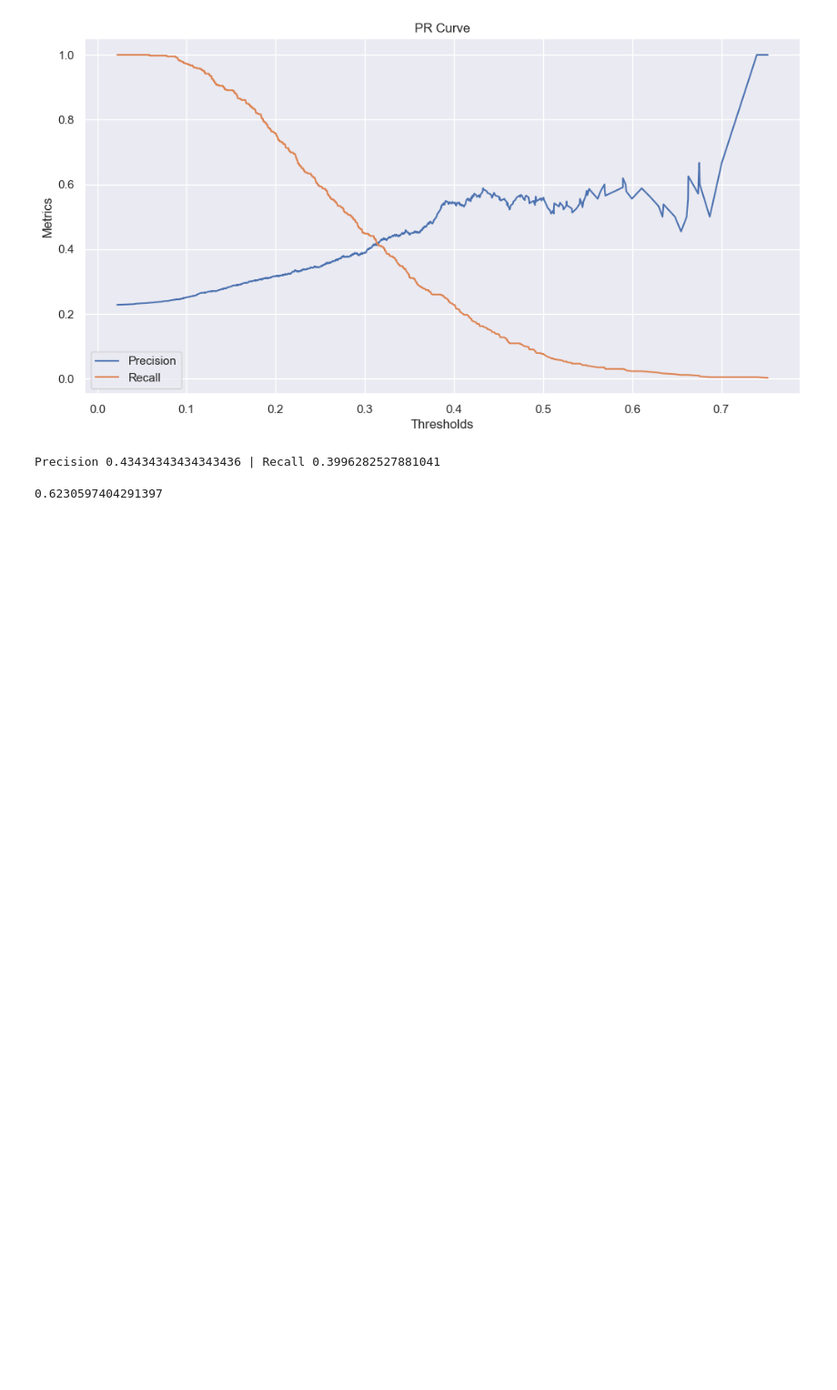
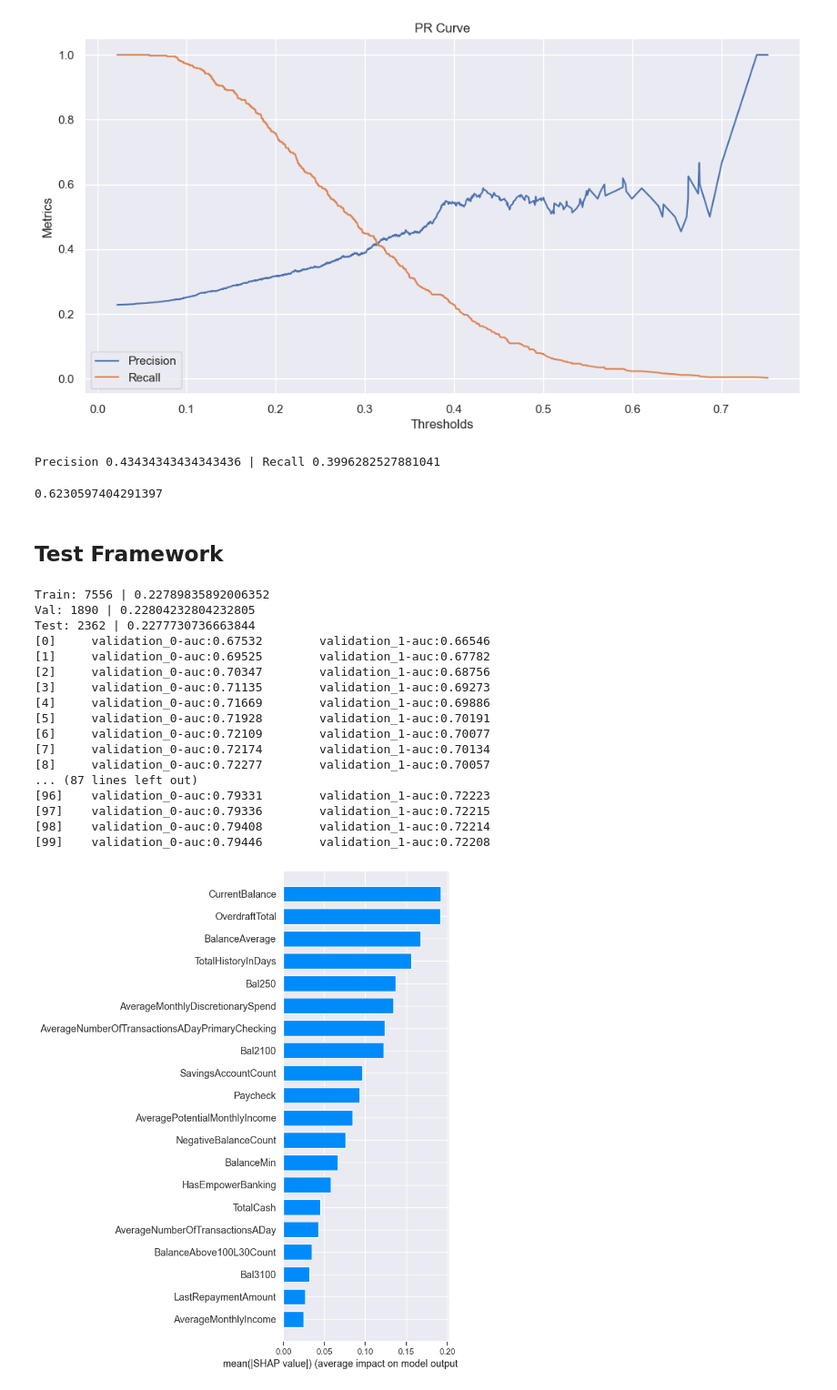
Before and after one commit to scunden/empower-th, a Jupyter notebook: notebooks/2-modelling.ipynb, the cells around one changed output. Shown at 91% size. Saved outputs shown, nothing was run; the diff lists cells and outputs as text; code cells hidden in the pictures; blank space fills up the shorter version.

Commit message:
feat: added explaining framework

```diff
--- a/notebooks/2-modelling.ipynb
+++ b/notebooks/2-modelling.ipynb
@@ -186,5 +189,28 @@ roc_auc_score(y_test, y_test_preds)
 # %% [output]
 Precision 0.43434343434343436 | Recall 0.3996282527881041
 0.6230597404291397
+# %% [markdown]
+## Test Framework
 # %%
 from scripts.framework import ModelFramework
+# %%
+Xs, ys, best_model, optimal_t, val_auc, test_auc = ModelFramework(explain=True).run()
+# %% [output]
+Train: 7556 | 0.22789835892006352
+Val: 1890 | 0.22804232804232805
+Test: 2362 | 0.2277730736663844
+[0]     validation_0-auc:0.67532        validation_1-auc:0.66546
+[1]     validation_0-auc:0.69525        validation_1-auc:0.67782
+[2]     validation_0-auc:0.70347        validation_1-auc:0.68756
+[3]     validation_0-auc:0.71135        validation_1-auc:0.69273
+[4]     validation_0-auc:0.71669        validation_1-auc:0.69886
+[5]     validation_0-auc:0.71928        validation_1-auc:0.70191
+[6]     validation_0-auc:0.72109        validation_1-auc:0.70077
+[7]     validation_0-auc:0.72174        validation_1-auc:0.70134
+[8]     validation_0-auc:0.72277        validation_1-auc:0.70057
+... (87 lines left out)
+[96]    validation_0-auc:0.79331        validation_1-auc:0.72223
+[97]    validation_0-auc:0.79336        validation_1-auc:0.72215
+[98]    validation_0-auc:0.79408        validation_1-auc:0.72214
+[99]    validation_0-auc:0.79446        validation_1-auc:0.72208
+[figure, added]
```
Also changed, not shown: parts of 2 cells of this notebook, 6 other files.
